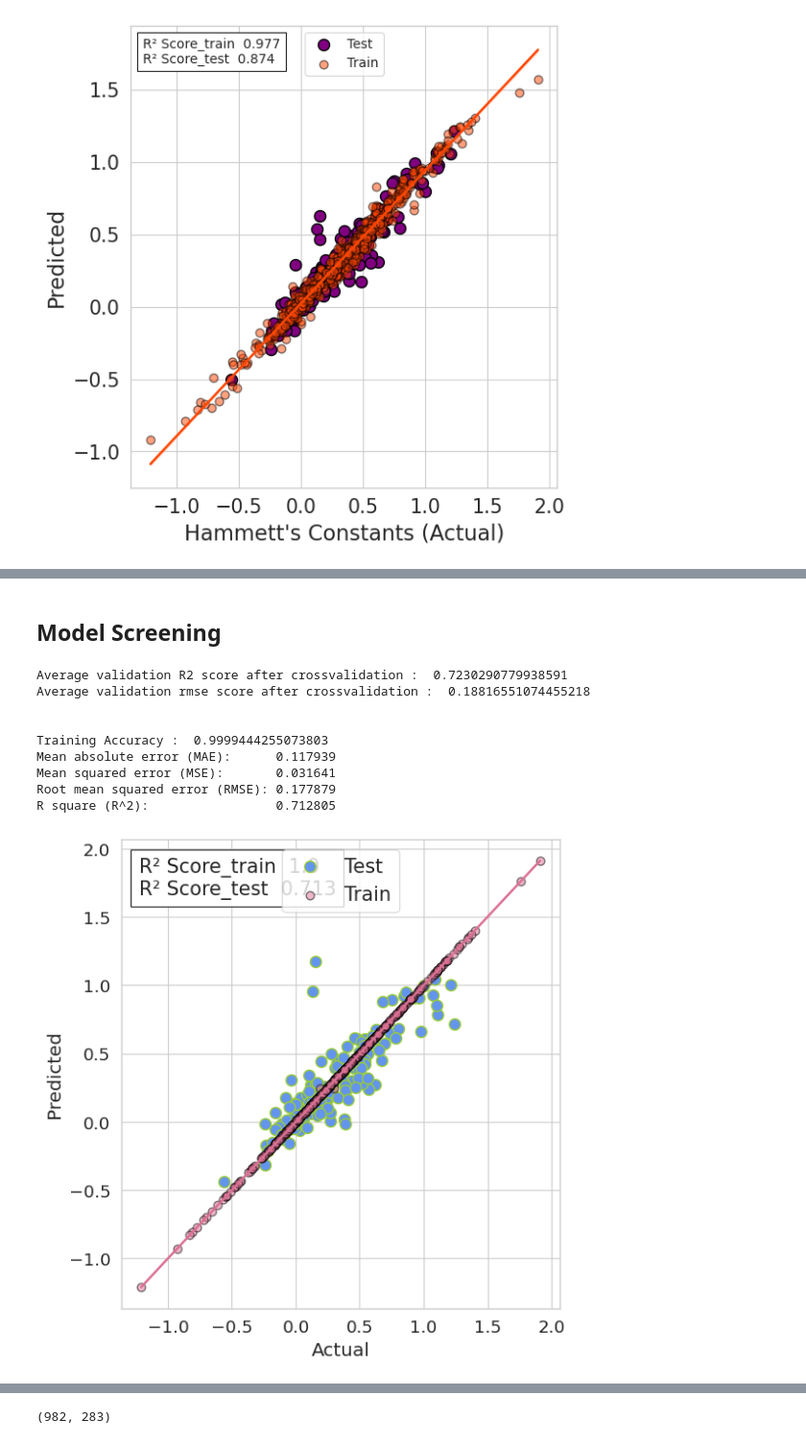
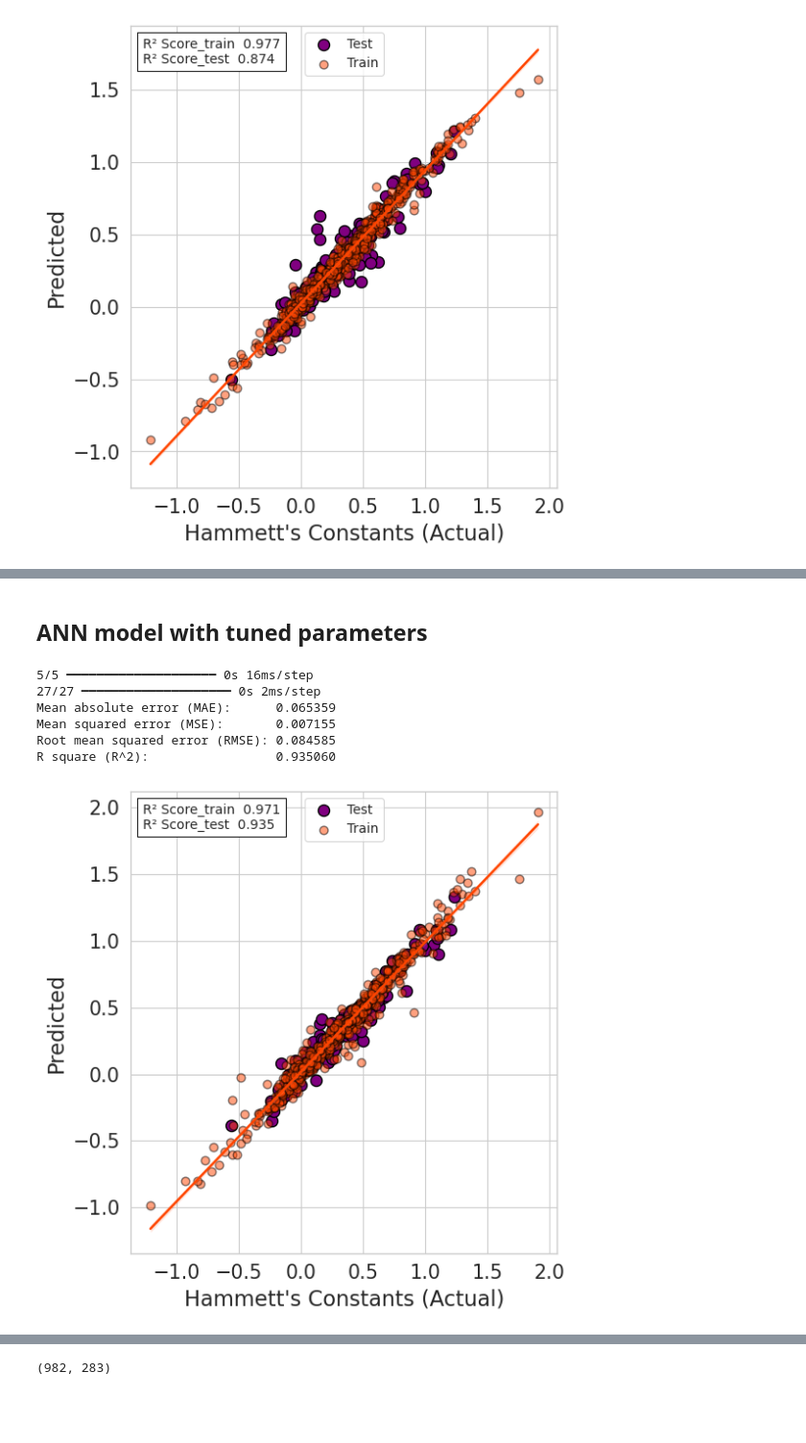
Before and after one commit to v-saini/Hammet-QC, a Jupyter notebook: model.ipynb, the cells around one changed output, grey strips where cells are left out. Shown at 96% size. Cells and saved outputs as stored; diff of their text form; code cells hidden in the pictures; blank space fills up the shorter version.

```diff
--- a/model.ipynb
+++ b/model.ipynb
@@ -663,37 +664,14 @@ R square (R^2):                 0.925011
-# %% [markdown]
-## **Model Screening**
-# %%
-# Extra Tree Regressor
-model = defining_model(x = 'xtratree')
-kfold = KFold(n_splits=5, shuffle=True)
-
-scores = []
-rmse = []
-for train,valid in kfold.split(trainX,trainY):
-  model.fit(trainX.iloc[train],trainY.iloc[train])
-  scores.append(model.score(trainX.iloc[valid],trainY.iloc[valid]))
-  actual = trainY.iloc[valid]
-  predicted = model.predict(trainX.iloc[valid])
-  rmse.append(sqrt(mean_squared_error(scaler.inverse_transform(actual),scaler.inverse_transform(predicted.reshape(-1,1)))))
-
-print("Average validation R2 score after crossvalidation : ", np.mean(scores))
-print("Average validation rmse score after crossvalidation : ", np.mean(rmse))
-
-
-# Train model on whole train data
-model = defining_model(x = 'xtratree')
-model.fit(trainX,trainY)
-print("\n\nTraining Accuracy : ",model.score(trainX,trainY)) # Training Accuracy
-plots()
-# %% [output]
-Average validation R2 score after crossvalidation :  0.7230290779938591
-Average validation rmse score after crossvalidation :  0.18816551074455218
-
-
-Training Accuracy :  0.9999444255073803
-Mean absolute error (MAE):      0.117939
-Mean squared error (MSE):       0.031641
-Root mean squared error (RMSE): 0.177879
-R square (R^2):                 0.712805
-[figure, removed]
+# %% [markdown]
+## **ANN model with tuned parameters**
+# %%
+model = keras.models.load_model('nn_tuned.keras')
+plots()
+# %% [output]
+5/5 ━━━━━━━━━━━━━━━━━━━━ 0s 16ms/step
+27/27 ━━━━━━━━━━━━━━━━━━━━ 0s 2ms/step
+Mean absolute error (MAE):      0.065359
+Mean squared error (MSE):       0.007155
+Root mean squared error (RMSE): 0.084585
+R square (R^2):                 0.935060
+[figure, added]
 # %% [markdown]
```
Also changed, not shown: parts of 8 cells of this notebook.
